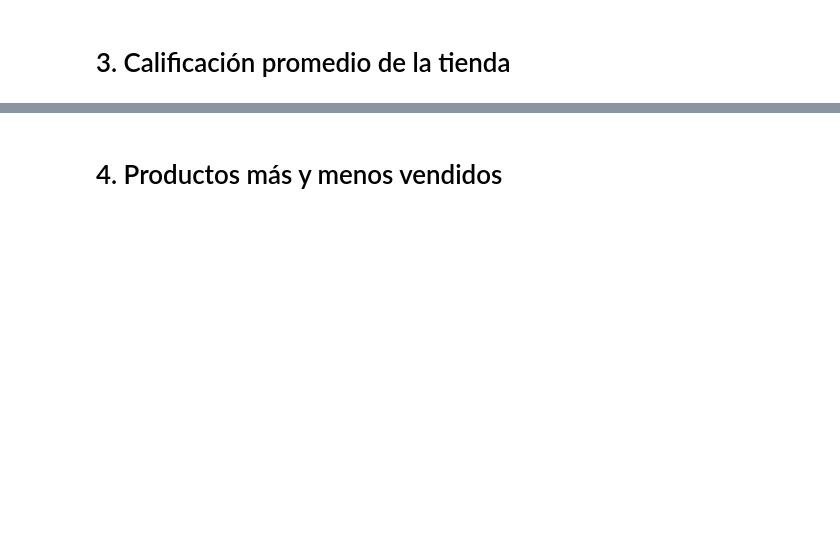
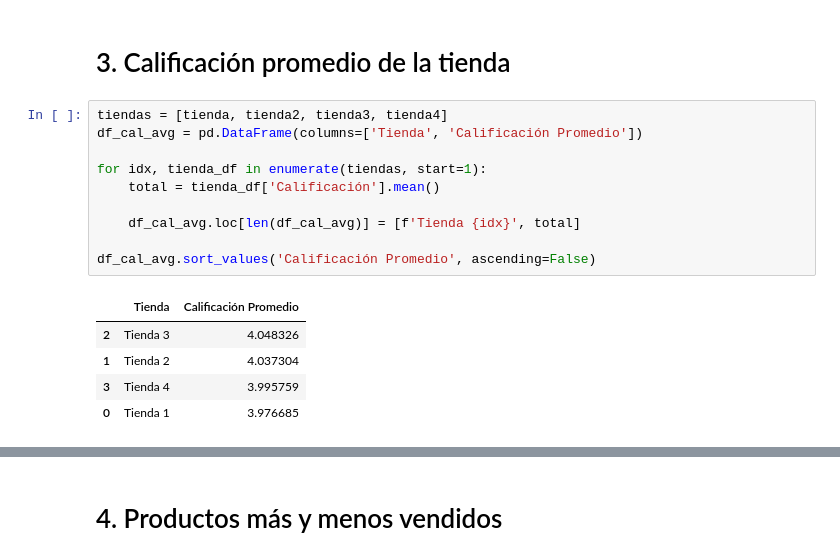
Before and after one commit to Brayan8Ch/challenge1-data-science-latam_alura, a Jupyter notebook: AluraStoreLatam.ipynb, the cells around one changed output, grey strips where cells are left out. Saved outputs shown, nothing was run; the diff lists cells and outputs as text; blank space fills up the shorter version.

```diff
--- a/AluraStoreLatam.ipynb
+++ b/AluraStoreLatam.ipynb
@@ -87,2 +96,18 @@ df_ventas_x_cat
 # %% [markdown]
 # 3. Calificación promedio de la tienda
+# %%
+tiendas = [tienda, tienda2, tienda3, tienda4]
+df_cal_avg = pd.DataFrame(columns=['Tienda', 'Calificación Promedio'])
+
+for idx, tienda_df in enumerate(tiendas, start=1):
+    total = tienda_df['Calificación'].mean()
+
+    df_cal_avg.loc[len(df_cal_avg)] = [f'Tienda {idx}', total]
+
+df_cal_avg.sort_values('Calificación Promedio', ascending=False)
+# %% [output]
+|  | Tienda | Calificación Promedio |
+| 2 | Tienda 3 | 4.048326 |
+| 1 | Tienda 2 | 4.037304 |
+| 3 | Tienda 4 | 3.995759 |
+| 0 | Tienda 1 | 3.976685 |
```
Also changed, not shown: parts of 7 cells of this notebook.
